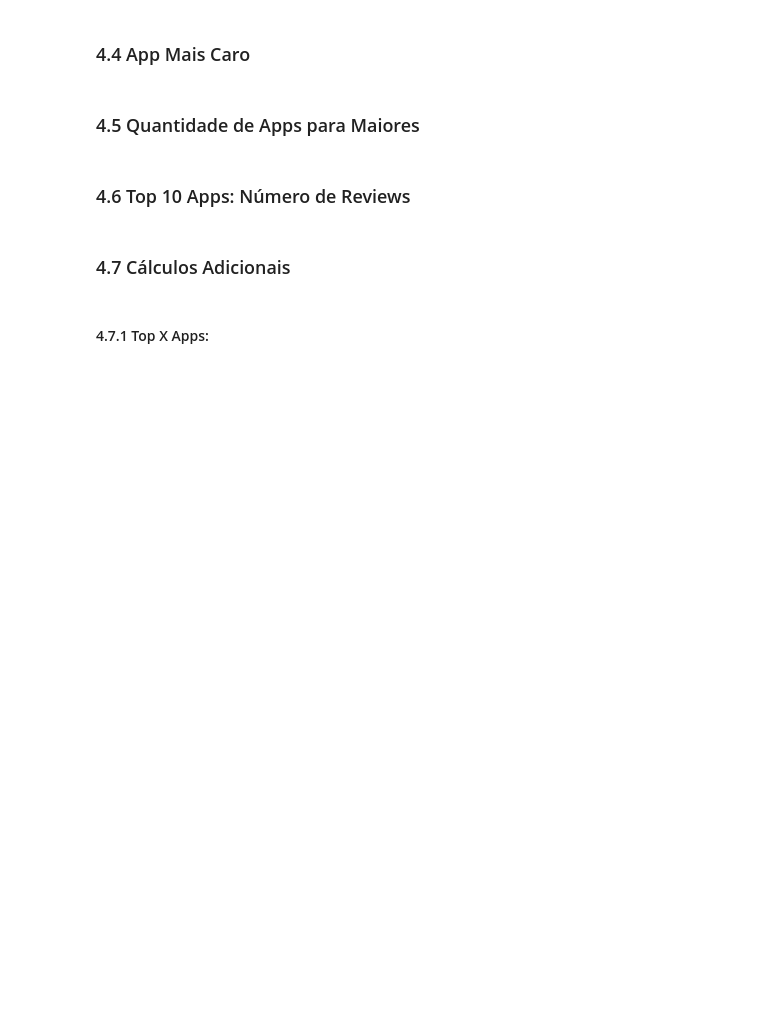
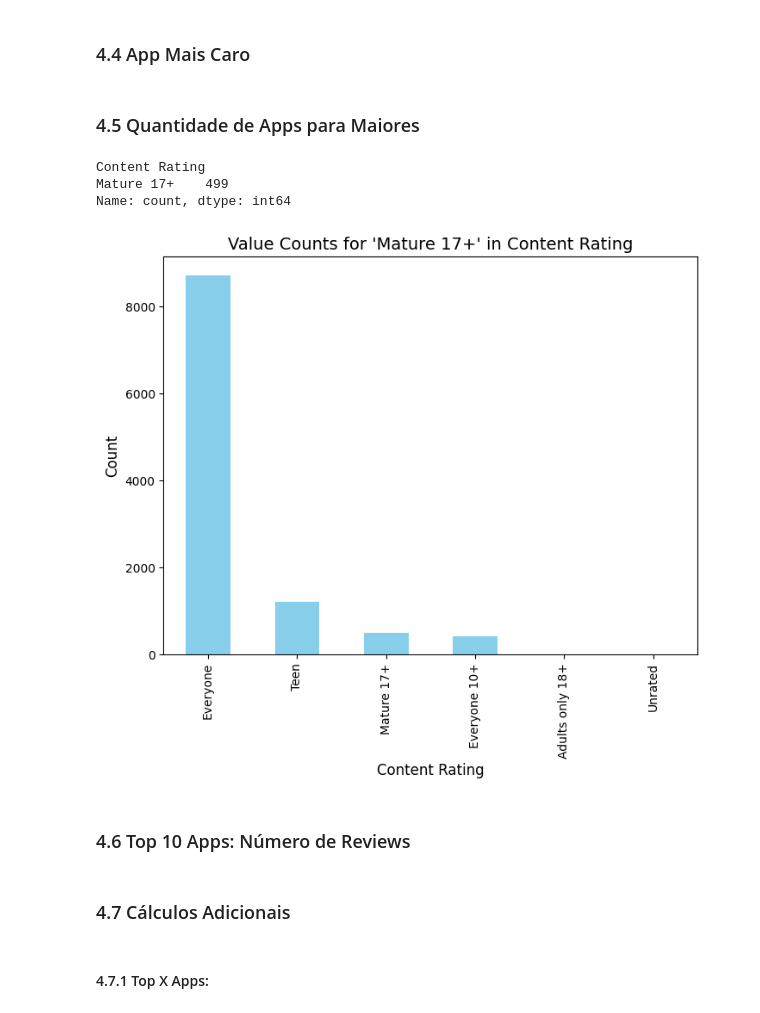
Before and after one commit to jqln-vc/compass-academy, a Jupyter notebook: sprint3/desafio/desafio_analise_dados.ipynb, the cells around one changed output. Drawn from its saved outputs; the diff is of its cells as text; code cells hidden in the pictures; blank space fills up the shorter version.

```diff
--- a/sprint3/desafio/desafio_analise_dados.ipynb
+++ b/sprint3/desafio/desafio_analise_dados.ipynb
@@ -86,3 +573,32 @@ atributos
+# %%
+df[df['Content Rating'] == 'Mature 17+']['Content Rating'].value_counts()
+# %% [output]
+Content Rating
+Mature 17+    499
+Name: count, dtype: int64
+# %%
+# Quantos apps são classificados como 'Mature 17+'
+
+
+# Filter rows where 'Content Rating' is 'Mature 17+'
+content_rating = df['Content Rating']
+
+# Get the value counts for 'Mature 17+' entries (if you need counts of other columns as well)
+value_counts = content_rating.value_counts()
+
+# Plot the result
+plt.figure(figsize=(8, 6))
+value_counts.plot(kind='bar', color='skyblue')
+
+# Add title and labels
+plt.title("Value Counts for 'Mature 17+' in Content Rating", fontsize=14)
+plt.xlabel('Content Rating', fontsize=12)
+plt.ylabel('Count', fontsize=12)
+
+# Show the plot
+plt.show()
+# %% [output]
+[figure, added]
 # %% [markdown]
 ### 4.6 Top 10 Apps: Número de Reviews
 # %%
```
Also changed, not shown: parts of 83 cells of this notebook, 6 other files.
